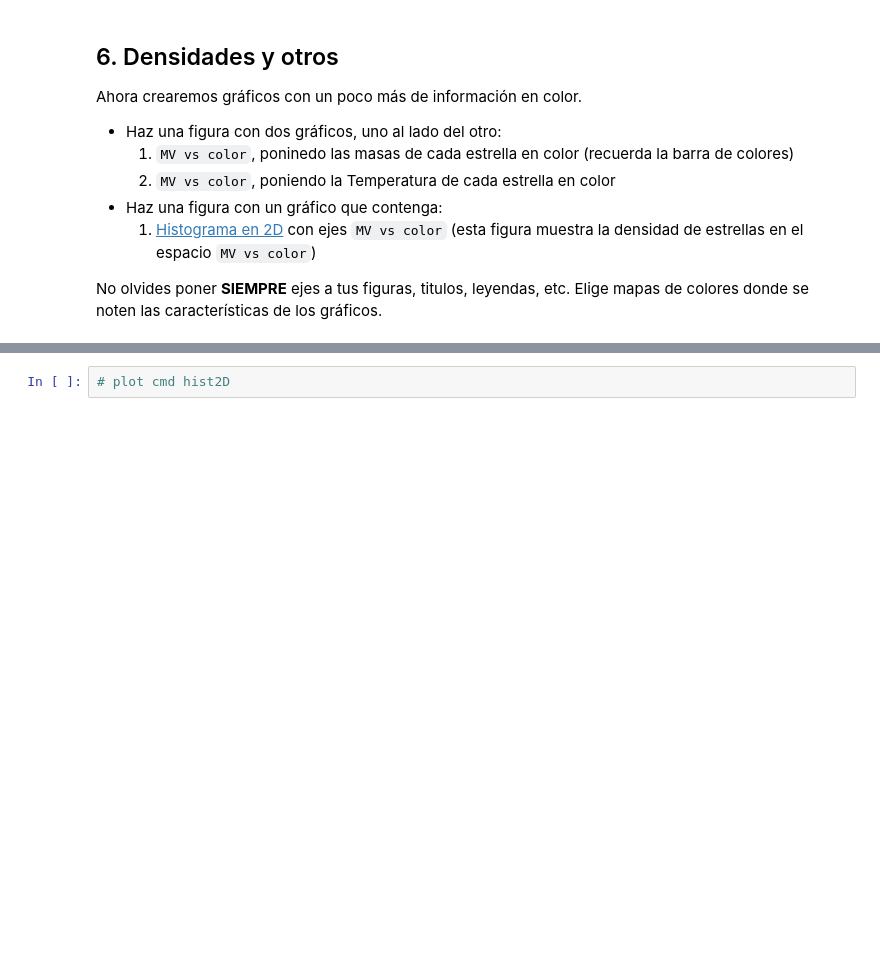
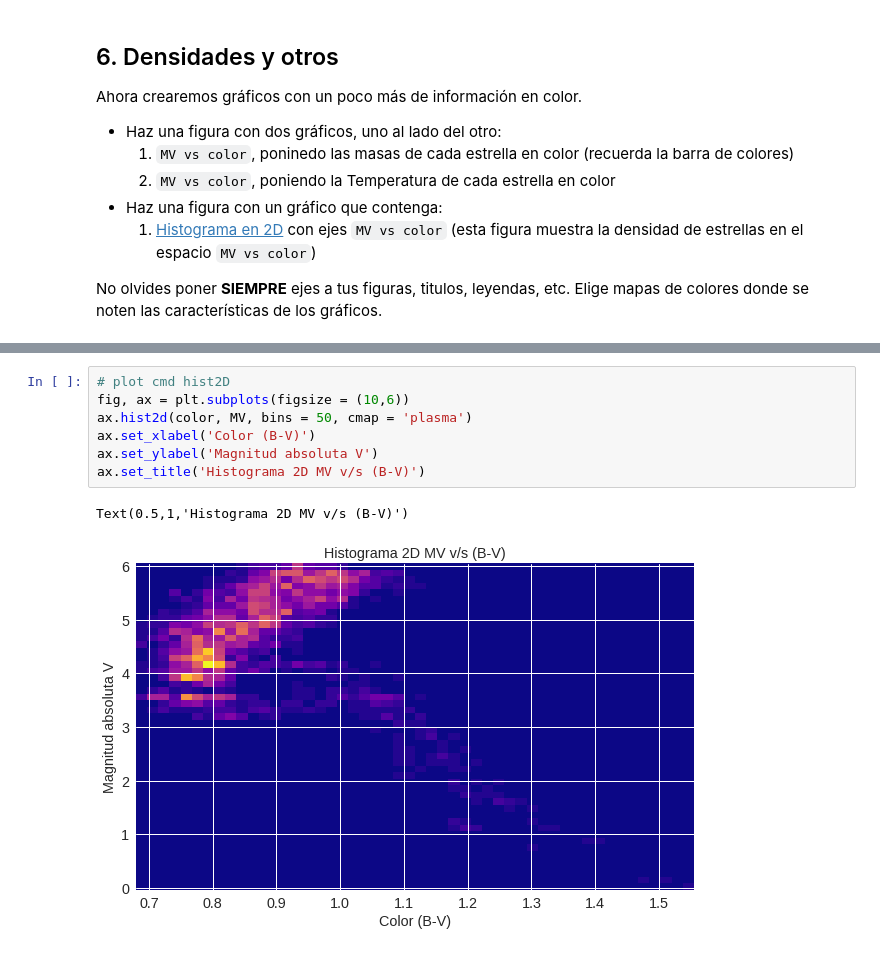
Before and after one commit to SimonSanfeliu/minitarea2, a Jupyter notebook: minitarea2.ipynb, the cells around one changed output, grey strips where cells are left out. Drawn from its saved outputs; the diff is of its cells as text; blank space fills up the shorter version.

```diff
--- a/minitarea2.ipynb
+++ b/minitarea2.ipynb
@@ -213,2 +221,10 @@ ax[1].legend(loc='best')
-# %%
-# plot cmd hist2D
+# %%
+# plot cmd hist2D
+fig, ax = plt.subplots(figsize = (10,6))
+ax.hist2d(color, MV, bins = 50, cmap = 'plasma')
+ax.set_xlabel('Color (B-V)')
+ax.set_ylabel('Magnitud absoluta V')
+ax.set_title('Histograma 2D MV v/s (B-V)')
+# %% [output]
+Text(0.5,1,'Histograma 2D MV v/s (B-V)')
+[figure, added]
```
Also changed, not shown: parts of 3 cells of this notebook.
